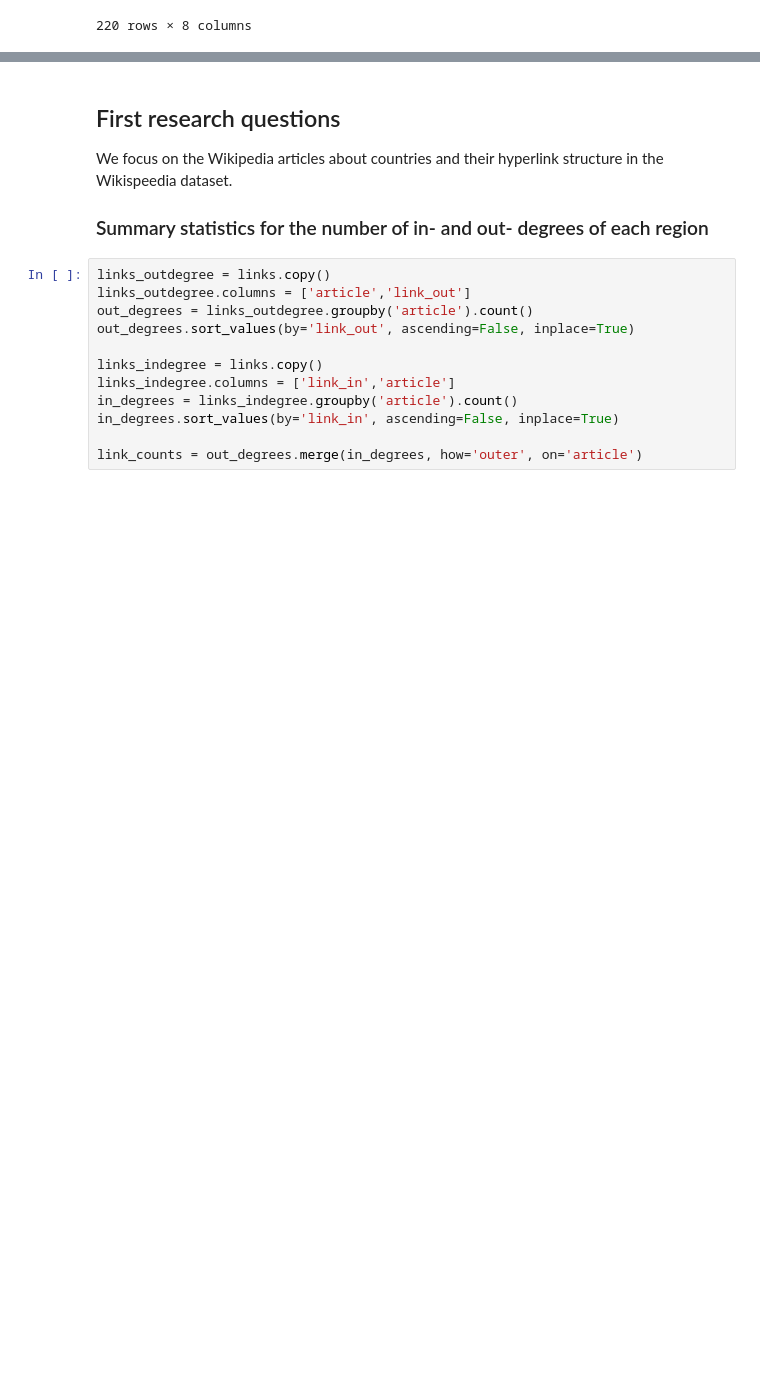
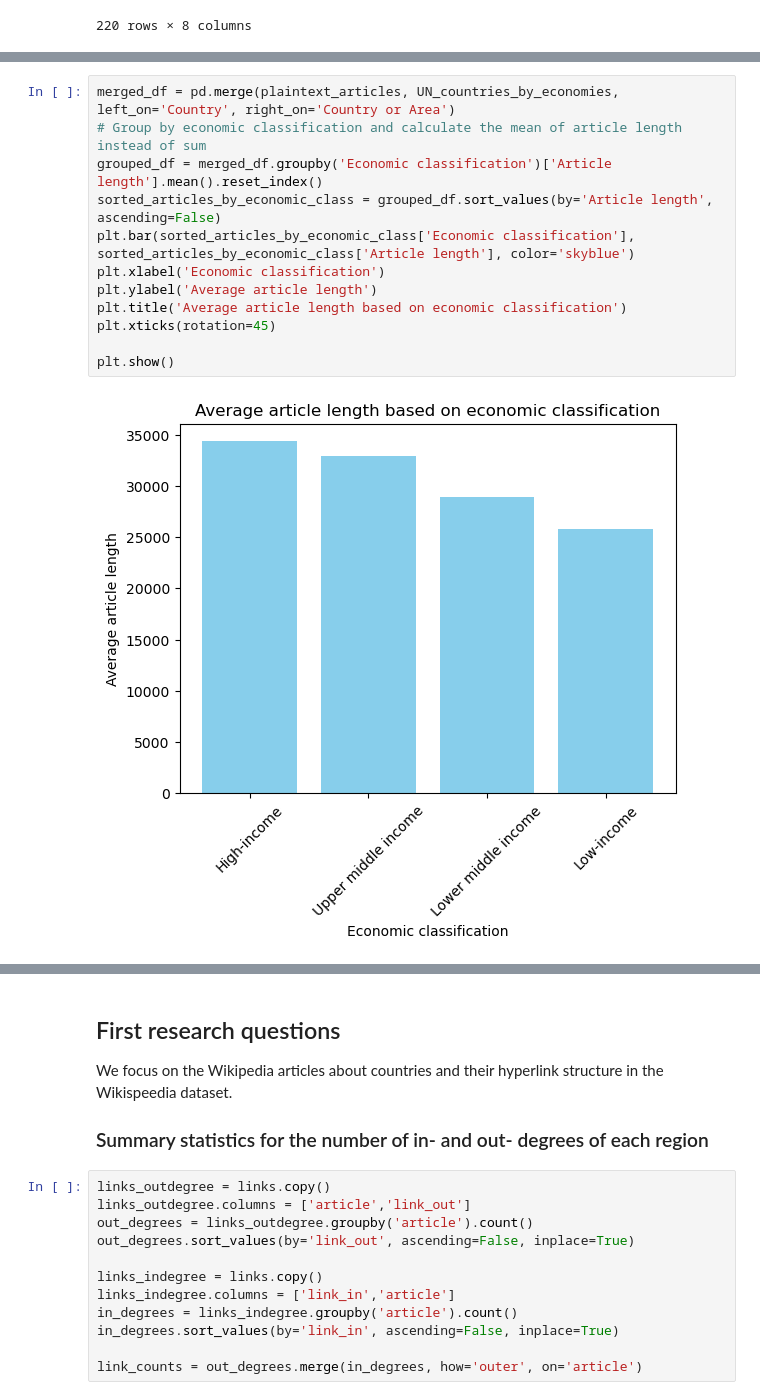
Before and after one commit to epfl-ada/ada-2023-project-jellyfish401, a Jupyter notebook: p2.ipynb, the cells around one changed output, grey strips where cells are left out. Saved outputs shown, nothing was run; the diff lists cells and outputs as text; blank space fills up the shorter version.

```diff
--- a/p2.ipynb
+++ b/p2.ipynb
@@ -375,0 +420,14 @@ plt.show()
+# %%
+merged_df = pd.merge(plaintext_articles, UN_countries_by_economies, left_on='Country', right_on='Country or Area')
+# Group by economic classification and calculate the mean of article length instead of sum
+grouped_df = merged_df.groupby('Economic classification')['Article length'].mean().reset_index()
+sorted_articles_by_economic_class = grouped_df.sort_values(by='Article length', ascending=False)
+plt.bar(sorted_articles_by_economic_class['Economic classification'], sorted_articles_by_economic_class['Article length'], color='skyblue')
+plt.xlabel('Economic classification')
+plt.ylabel('Average article length')
+plt.title('Average article length based on economic classification')
+plt.xticks(rotation=45)
+
+plt.show()
+# %% [output]
+[figure, added]
```
Also changed, not shown: parts of 12 cells of this notebook, 2 other files.
